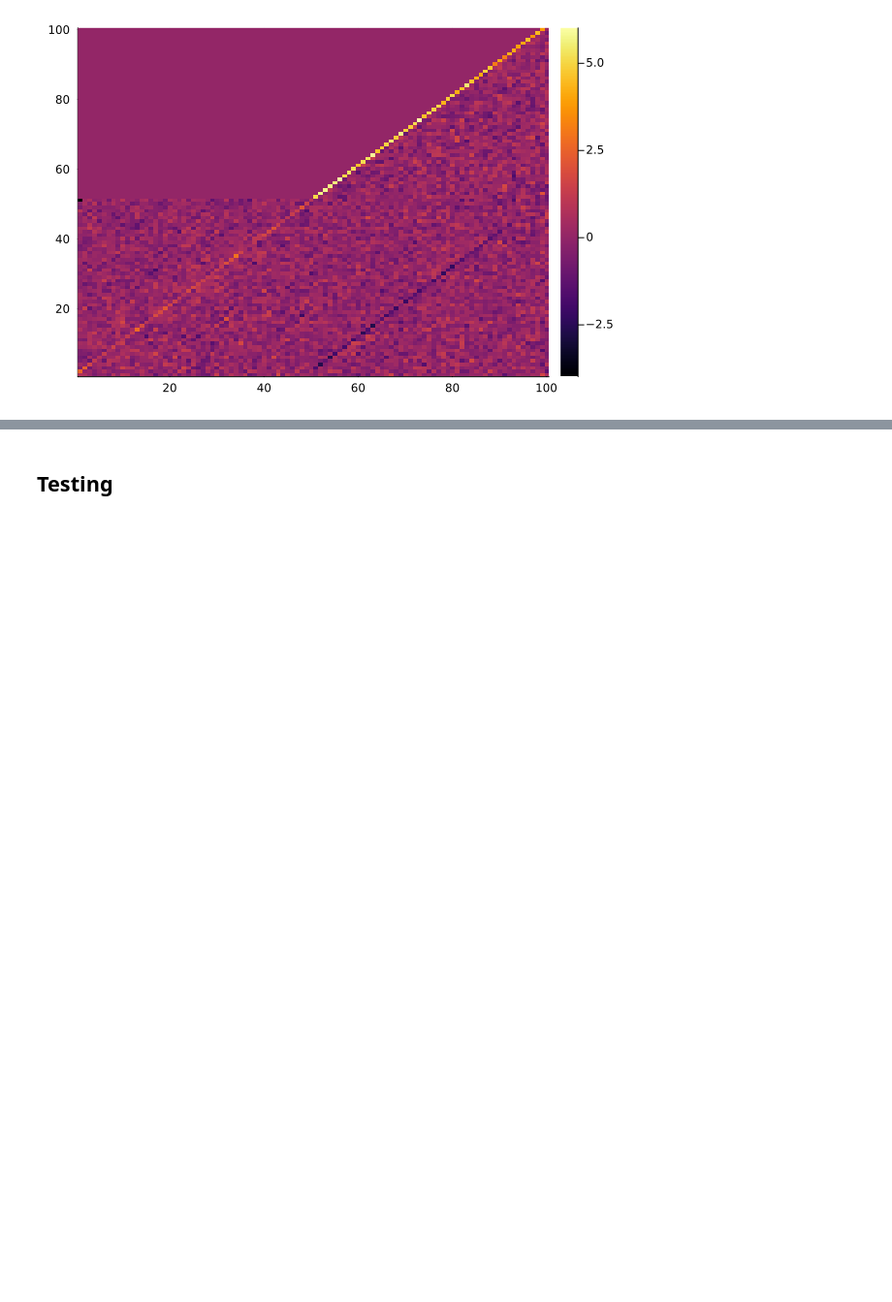
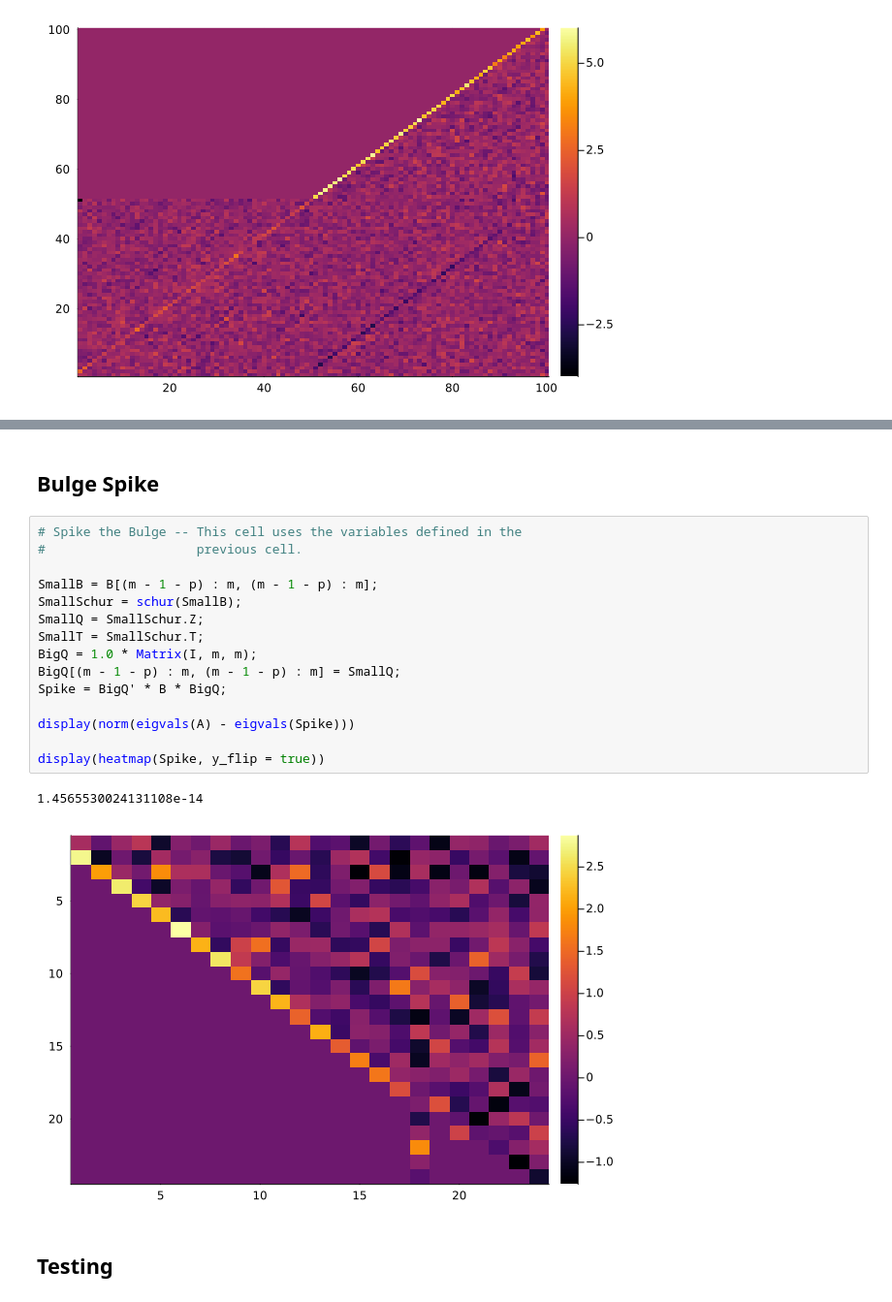
Before and after one commit to Irrodrig05/MA2600, a Jupyter notebook: HessenbergAssignment.ipynb, the cells around one changed output, grey strips where cells are left out. Shown at 97% size. Cells and saved outputs as stored; diff of their text form; blank space fills up the shorter version.

```diff
--- a/HessenbergAssignment.ipynb
+++ b/HessenbergAssignment.ipynb
@@ -212,3 +323,23 @@ heatmap(G)
+# %% [markdown]
+## Bulge Spike
+# %%
+# Spike the Bulge -- This cell uses the variables defined in the
+#                    previous cell.
+
+SmallB = B[(m - 1 - p) : m, (m - 1 - p) : m];
+SmallSchur = schur(SmallB);
+SmallQ = SmallSchur.Z;
+SmallT = SmallSchur.T;
+BigQ = 1.0 * Matrix(I, m, m);
+BigQ[(m - 1 - p) : m, (m - 1 - p) : m] = SmallQ;
+Spike = BigQ' * B * BigQ;
+
+display(norm(eigvals(A) - eigvals(Spike)))
+
+display(heatmap(Spike, y_flip = true))
+# %% [output]
+1.4565530024131108e-14
+[figure, added]
 # %% [markdown]
 ## Testing
 # %%
```
Also changed, not shown: parts of 6 cells of this notebook.
